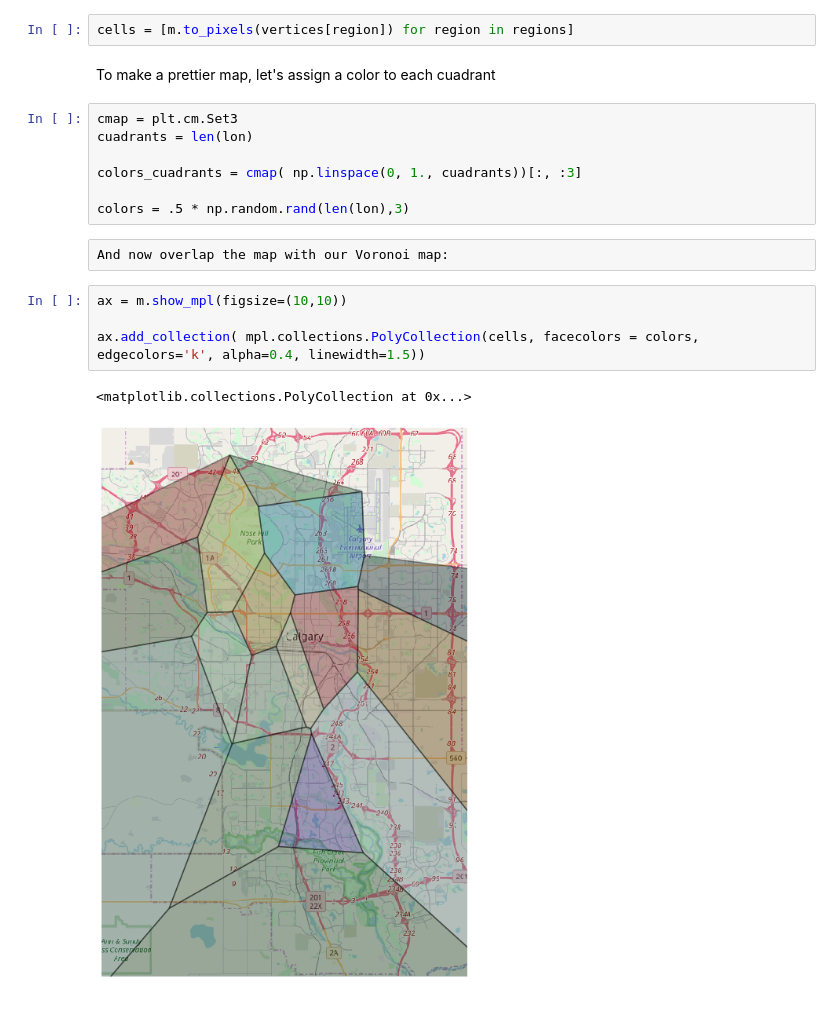
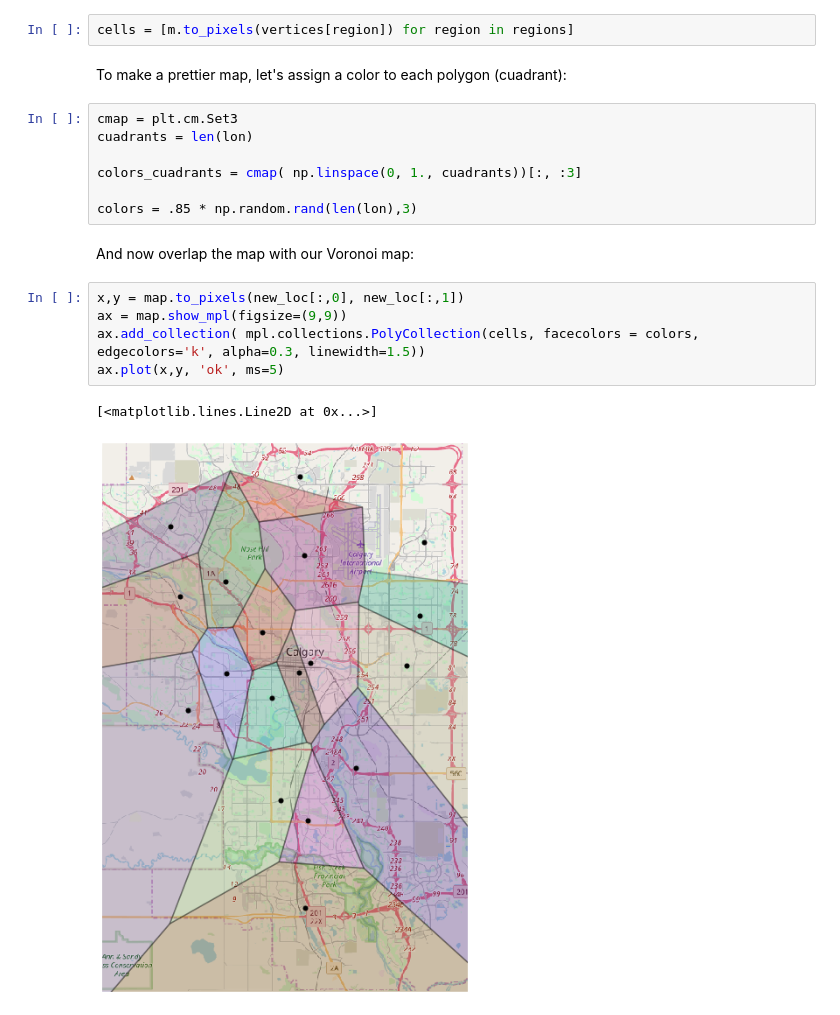
Before and after one commit to ebojeda/trial, a Jupyter notebook: voroni_maps_public_libraries/map_YYClibraries.ipynb, the cells around one changed output. Saved outputs shown, nothing was run; the diff lists cells and outputs as text.

Commit message:
Vertices added to map + voronoi diagram.

```diff
--- a/voroni_maps_public_libraries/map_YYClibraries.ipynb
+++ b/voroni_maps_public_libraries/map_YYClibraries.ipynb
@@ -273,20 +280,21 @@ regions, vertices = voronoi_finite_polygons_2d(vor)
 # %%
 cells = [m.to_pixels(vertices[region]) for region in regions]
 # %% [markdown]
-To make a prettier map, let's assign a color to each cuadrant
+To make a prettier map, let's assign a color to each polygon (cuadrant):
 # %%
 cmap = plt.cm.Set3
 cuadrants = len(lon)
 
 colors_cuadrants = cmap( np.linspace(0, 1., cuadrants))[:, :3]
 
-colors = .5 * np.random.rand(len(lon),3)
+colors = .85 * np.random.rand(len(lon),3)
-# %% [raw]
-And now overlap the map with our Voronoi map:
+# %% [markdown]
+And now overlap the map with our Voronoi map:
 # %%
-ax = m.show_mpl(figsize=(10,10))
-
-ax.add_collection( mpl.collections.PolyCollection(cells, facecolors = colors, edgecolors='k', alpha=0.4, linewidth=1.5))
+x,y = map.to_pixels(new_loc[:,0], new_loc[:,1])
+ax = map.show_mpl(figsize=(9,9))
+ax.add_collection( mpl.collections.PolyCollection(cells, facecolors = colors, edgecolors='k', alpha=0.3, linewidth=1.5))
+ax.plot(x,y, 'ok', ms=5)
 # %% [output]
-<matplotlib.collections.PolyCollection at 0x...>
+[<matplotlib.lines.Line2D at 0x...>]
-[figure, old version]
+[figure, new version]
```
Also changed, not shown: parts of 8 cells of this notebook.
